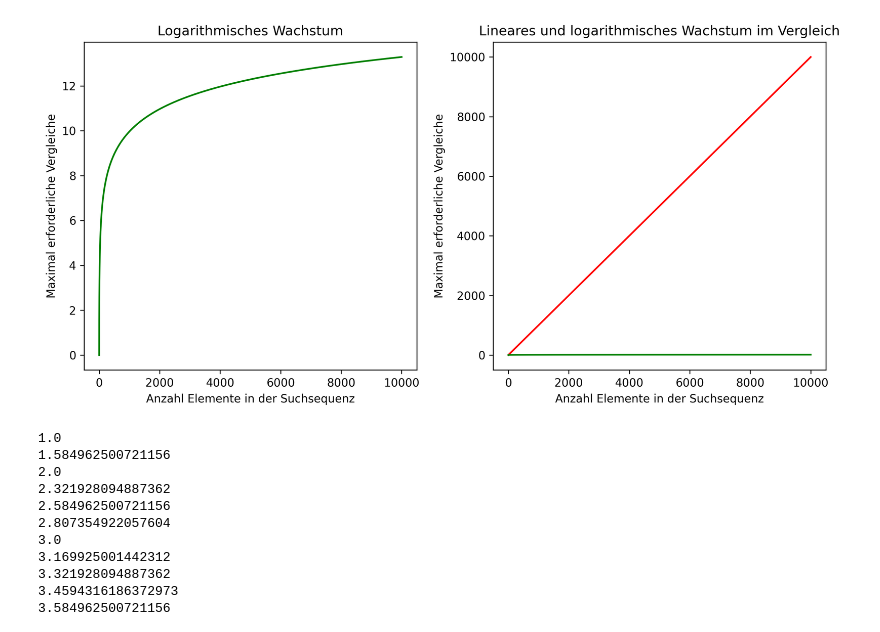
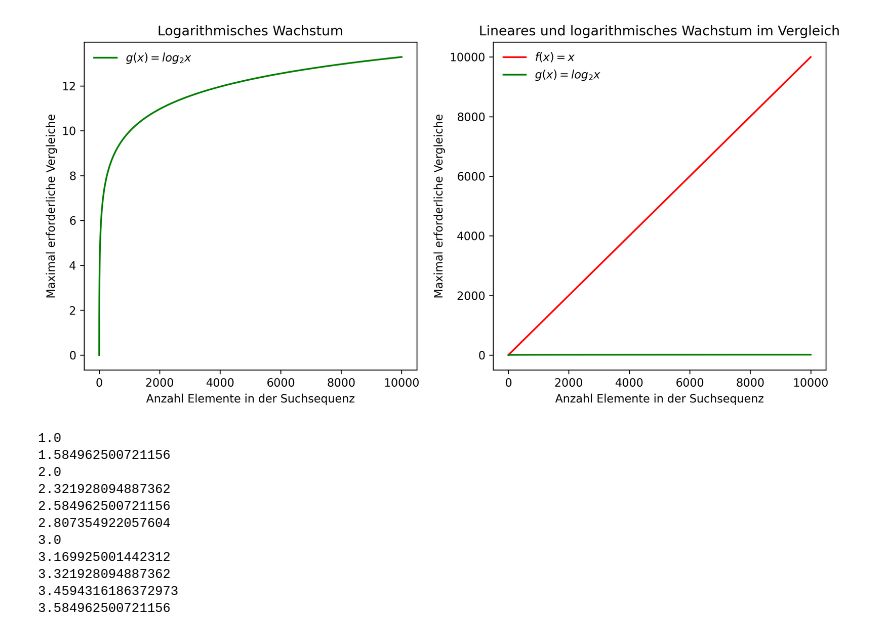
Before and after one commit to I-gW-23-27/Skript, a Jupyter notebook: docs/240326/images/lin_log.ipynb, the cells around one changed output. Cells and saved outputs as stored; diff of their text form; code cells hidden in the pictures.

Commit message:
Ergänze die Plots um eine Legende

```diff
--- a/docs/240326/images/lin_log.ipynb
+++ b/docs/240326/images/lin_log.ipynb
@@ -28,25 +28,27 @@ print(math.log2(10_000))
 # %%
 fig, axes = plt.subplots(nrows=1, ncols=2, figsize=(10, 5))
 
 axes[0].plot(x, y_log, color="green", label="$g(x)=log_2 x$")
 axes[0].set_ylabel("Maximal erforderliche Vergleiche")
 axes[0].set_xlabel("Anzahl Elemente in der Suchsequenz")
 axes[0].set_title("Logarithmisches Wachstum")
+axes[0].legend(frameon=False, loc='upper left')
 
 axes[1].plot(x, y_lin, color="red", label="$f(x)=x$")
 axes[1].plot(x, y_log, color="green", label="$g(x)=log_2 x$")
 axes[1].set_ylabel("Maximal erforderliche Vergleiche")
 axes[1].set_xlabel("Anzahl Elemente in der Suchsequenz")
 axes[1].set_title("Lineares und logarithmisches Wachstum im Vergleich")
+axes[1].legend(frameon=False, loc='upper left')
 
 
 fig.tight_layout()
 
 
 plt.savefig("lin_log.svg")
 plt.show()
 # %% [output]
-[figure, old version]
+[figure, new version]
 # %%
 for i in range(1,25):
     print(y_log[i])
```
Also changed, not shown: 1 other file.
